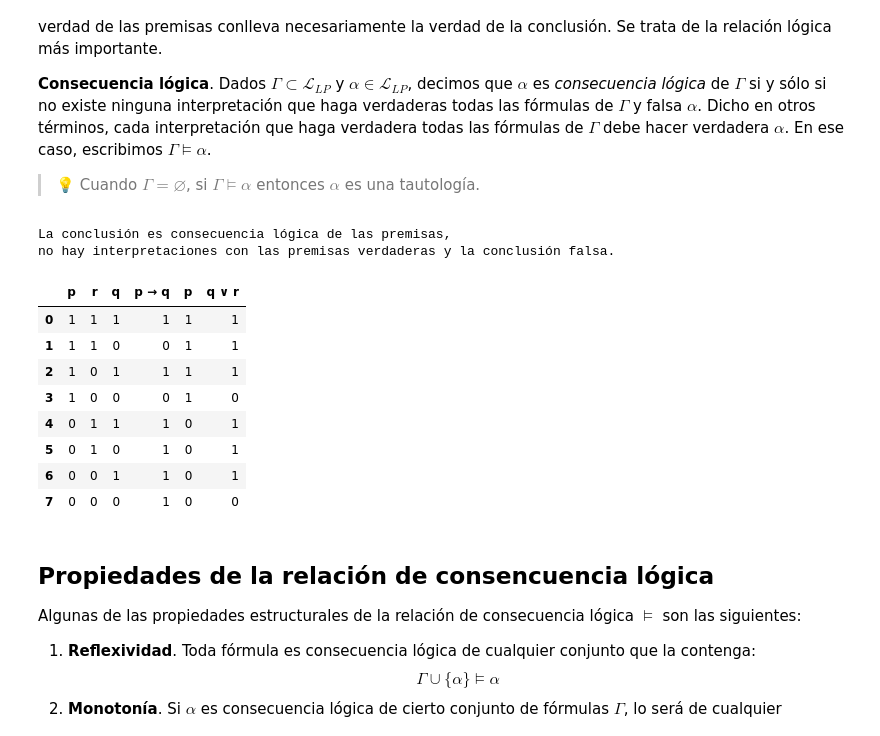
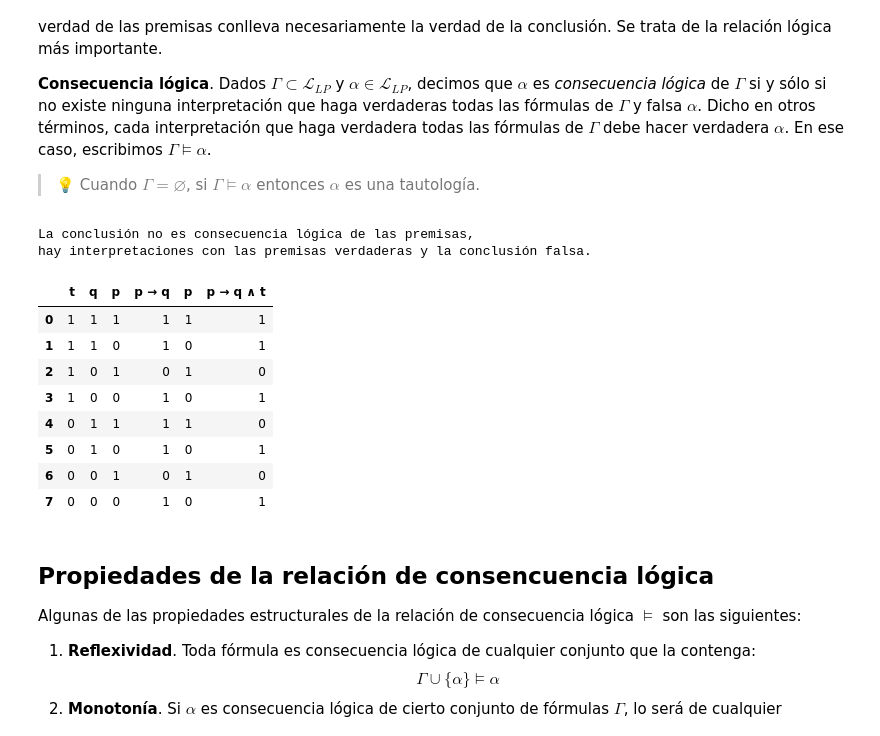
Before and after one commit to fersoler/LogiCoLab, a Jupyter notebook: LogicaPropLengSem.ipynb, the cells around one changed output. Cells and saved outputs as stored; diff of their text form; code cells hidden in the pictures.

```diff
--- a/LogicaPropLengSem.ipynb
+++ b/LogicaPropLengSem.ipynb
@@ -553,15 +541,10 @@ El siguiente código permite generar la tabla de verdad para las fórmulas que s
 #@markdown se puede comprobar el valor de verdad de la fórmula en todas las
 #@markdown interpretaciones.
 
-formula = "p & q -> r" #@param ["p -> q & r", "¬(p <-> q | r)", "p & q <-> p | q"]  {allow-input: true}
+formula = "p -> q & r" #@param ["p -> q & r", "¬(p <-> q | r)", "p & q <-> p | q"]  {allow-input: true}
 
-try:
-  fml = nltk_to_sympy(parseFml(formula))
-  subfs = subforms(fml)
-except Exception as err:
-  sys.tracebacklimit = -1
-  print("Ha habido un problema al procesar la fórmula, revisa la sintaxis.\n")
-  raise SystemExit(err)
+fml = nltk_to_sympy(parseFml(formula))
+subfs = subforms(fml)
 
 atoms = list()
 for i in subfs:
@@ -731,55 +702,48 @@ interpretación que haga verdadera todas las fórmulas de $\Gamma$ debe hacer ve
 
 #@markdown Introducir varias fórmulas separadas por comas.
 #@markdown Se muestra la tabla de verdad conjunta de todas las
 #@markdown fórmulas.
 
 #@markdown > 💡 La tabla resultante no incluye las subfórmulas de las fórmulas proporcionadas.
 
 
 premisas = "p -> q, p" #@param ["p -> q, p", "p & q"]  {allow-input: true}
-conclusion = "q | r" #@param ["q", "q | r"]  {allow-input: true}
+conclusion = "p -> q & t" #@param ["q", "q | r"]  {allow-input: true}
 
-try:
-  prems = [nltk_to_sympy(parseFml(f)) for f in premisas.split(',')]
-  conc  = nltk_to_sympy(parseFml(conclusion))
-  atoms = [nltk_to_sympy(parseFml(a)) for a in
-           getAtoms(premisas.replace(',',' ')+" "+conclusion)]
-except Exception as err:
-  sys.tracebacklimit = -1
-  print("Ha habido un problema al procesar las fórmulas, revisa la sintaxis.\n")
-  raise SystemExit(err)
-
+prems = [nltk_to_sympy(parseFml(f)) for f in premisas.split(',')]
+conc  = nltk_to_sympy(parseFml(conclusion))
+atoms = [nltk_to_sympy(parseFml(a)) for a in getAtoms(premisas.replace(',',' ')+" "+conclusion)]
 df = pd.DataFrame(columns=[printTXT(f) for f in atoms+prems+[conc]])
 # Evaluate the formulas for all possible combinations of truth values
 for values in itertools.product([True, False], repeat=len(atoms)):
     # Assign the truth values to the propositional variables
     assignment = {var: value for var, value in zip(atoms, values)}
     # Evaluate the formulas
     df.loc[len(df)] = [TF_2_10(bf.subs(assignment)) for bf in atoms+prems+[conc]]
 
 # Consequence?
 if  satisfiable(ListToAnd(prems+[Not(conc)])):
   print("La conclusión no es consecuencia lógica de las premisas,\n\
 hay interpretaciones con las premisas verdaderas y la conclusión falsa.\n")
 else:
   print("La conclusión es consecuencia lógica de las premisas,\n\
 no hay interpretaciones con las premisas verdaderas y la conclusión falsa.\n")
 
 # Resulting truth table
 pd.set_option('display.colheader_justify', 'center')
 df
 # %% [output]
-La conclusión es consecuencia lógica de las premisas,
-no hay interpretaciones con las premisas verdaderas y la conclusión falsa.
+La conclusión no es consecuencia lógica de las premisas,
+hay interpretaciones con las premisas verdaderas y la conclusión falsa.
-|  | p | r | q | p → q | p | q ∨ r |
+|  | t | q | p | p → q | p | p → q ∧ t |
 | 0 | 1 | 1 | 1 | 1 | 1 | 1 |
-| 1 | 1 | 1 | 0 | 0 | 1 | 1 |
-| 2 | 1 | 0 | 1 | 1 | 1 | 1 |
-| 3 | 1 | 0 | 0 | 0 | 1 | 0 |
-| 4 | 0 | 1 | 1 | 1 | 0 | 1 |
+| 1 | 1 | 1 | 0 | 1 | 0 | 1 |
+| 2 | 1 | 0 | 1 | 0 | 1 | 0 |
+| 3 | 1 | 0 | 0 | 1 | 0 | 1 |
+| 4 | 0 | 1 | 1 | 1 | 1 | 0 |
 | 5 | 0 | 1 | 0 | 1 | 0 | 1 |
-| 6 | 0 | 0 | 1 | 1 | 0 | 1 |
-| 7 | 0 | 0 | 0 | 1 | 0 | 0 |
+| 6 | 0 | 0 | 1 | 0 | 1 | 0 |
+| 7 | 0 | 0 | 0 | 1 | 0 | 1 |
 # %% [markdown]
 ## Propiedades de la relación de consencuencia lógica
 
```
Also changed, not shown: parts of 6 cells of this notebook.
